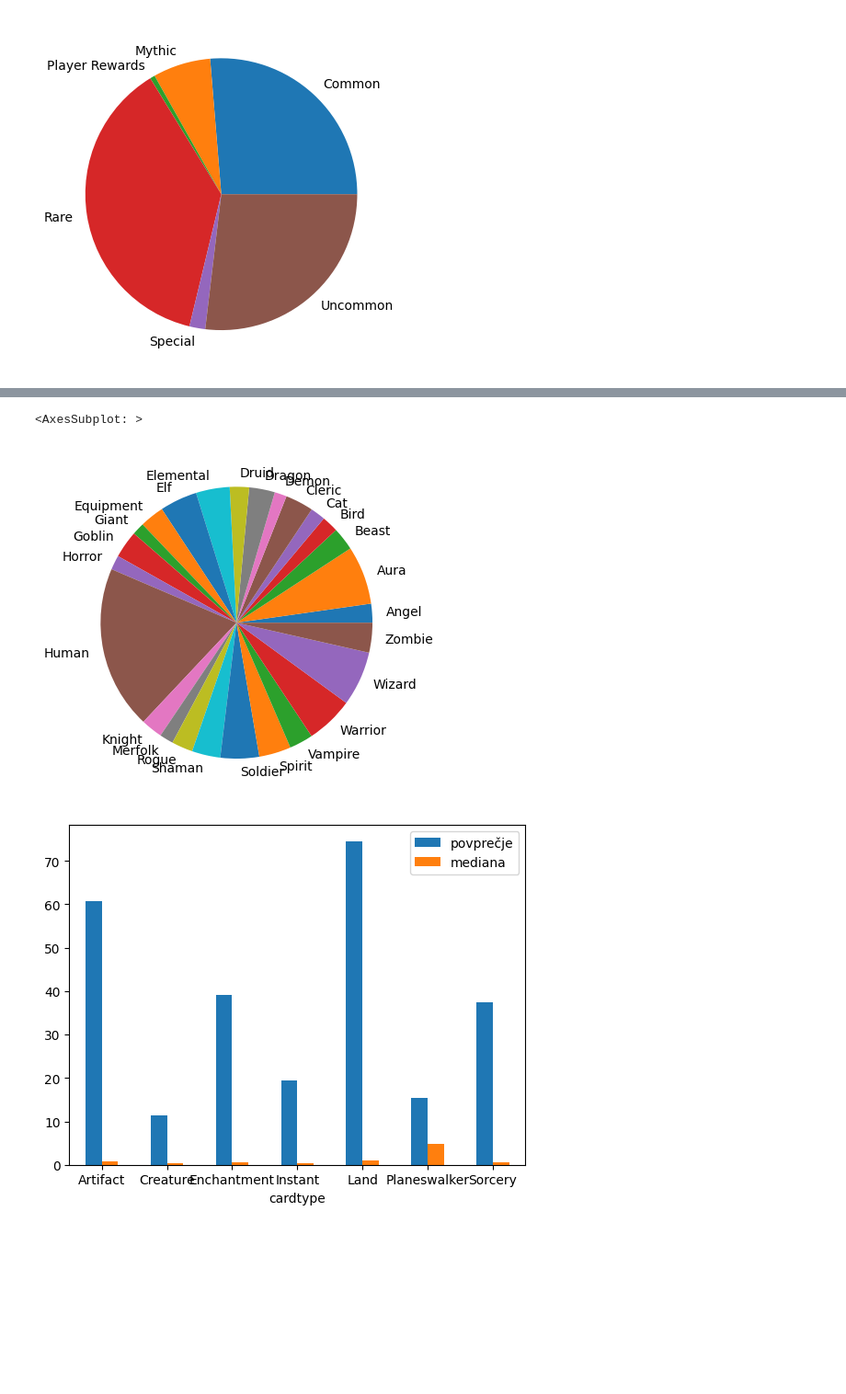
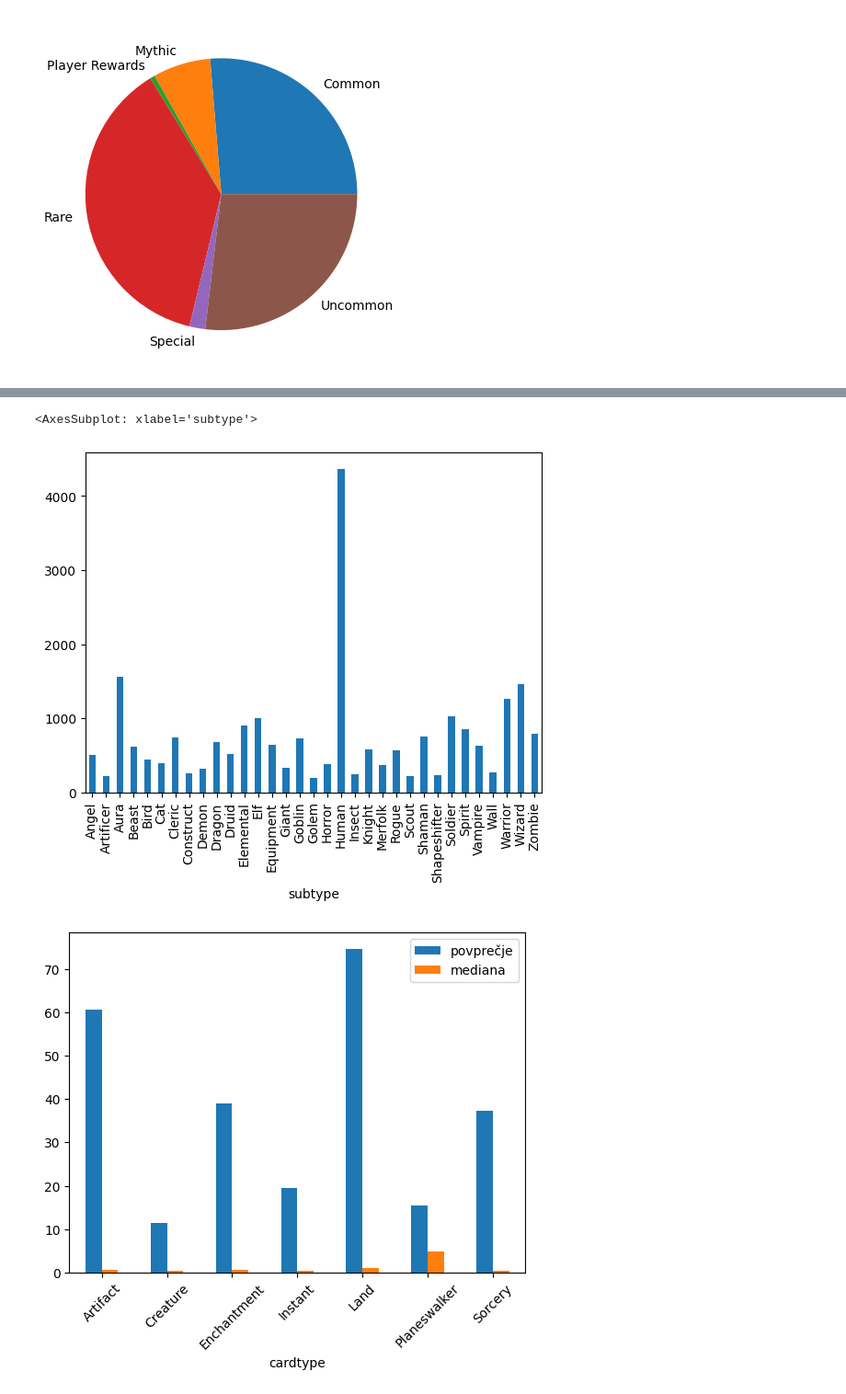
Before and after one commit to MightyOwler/Analiza-podatkov, a Jupyter notebook: AnalizaPodatkov.ipynb, the cells around one changed output, grey strips where cells are left out. Shown at 92% size. Saved outputs shown, nothing was run; the diff lists cells and outputs as text; code cells hidden in the pictures; blank space fills up the shorter version.

```diff
--- a/AnalizaPodatkov.ipynb
+++ b/AnalizaPodatkov.ipynb
@@ -70,19 +64,18 @@ dtype: int64
 povezovalna_subtype = pd.read_csv(os.path.join("Podatki", "Povezovalne_tabele", "povezovalna_subtype.csv"))
 grupa_po_subtypu = povezovalna_subtype.groupby("subtype")
 velikost_grupe_po_subtypu = grupa_po_subtypu.size()
-velikost_grupe_po_subtypu[velikost_grupe_po_subtypu > 300].plot.pie()
+velikost_grupe_po_subtypu[velikost_grupe_po_subtypu > 200].plot.bar()
 #povprecna_cena_glede_na_cardtype = podaytkovna_baza.groupby("cardtype")["povprecna_cena"].median()
 # %% [output]
-<AxesSubplot: >
+<AxesSubplot: xlabel='subtype'>
-[figure, old version]
+[figure, new version]
 # %%
 povprecna_cena_cardtypov = podatkovna_baza[["id_karte", "povprecna_cena"]].merge(povezovalna_cardtype)
-#print(povprecna_cena_cardtypov)
-povprecna_cena_cardtypov.groupby("cardtype")["povprecna_cena"].mean()[dovolj_veliki_kljuci_cardtypov]
-povprecna_cena_cardtypov.groupby("cardtype")["povprecna_cena"].median()[dovolj_veliki_kljuci_cardtypov]
+povprecna_cena = povprecna_cena_cardtypov.groupby("cardtype")["povprecna_cena"].mean()[dovolj_veliki_kljuci_cardtypov]
+mediana = povprecna_cena_cardtypov.groupby("cardtype")["povprecna_cena"].median()[dovolj_veliki_kljuci_cardtypov]
 
-df = pd.DataFrame({'povprečje': povprecna_cena_cardtypov.groupby("cardtype")["povprecna_cena"].mean()[dovolj_veliki_kljuci_cardtypov],
-                   'mediana': povprecna_cena_cardtypov.groupby("cardtype")["povprecna_cena"].median()[dovolj_veliki_kljuci_cardtypov]}, index=dovolj_veliki_kljuci_cardtypov)
-ax = df.plot.bar(rot=0)
+df = pd.DataFrame({'povprečje': povprecna_cena,
+                   'mediana': mediana}, index=dovolj_veliki_kljuci_cardtypov)
+ax = df.plot.bar(rot=45)
 # %% [output]
-[figure, old version]
+[figure, new version]
```
Also changed, not shown: parts of 9 cells of this notebook, 5 other files.
